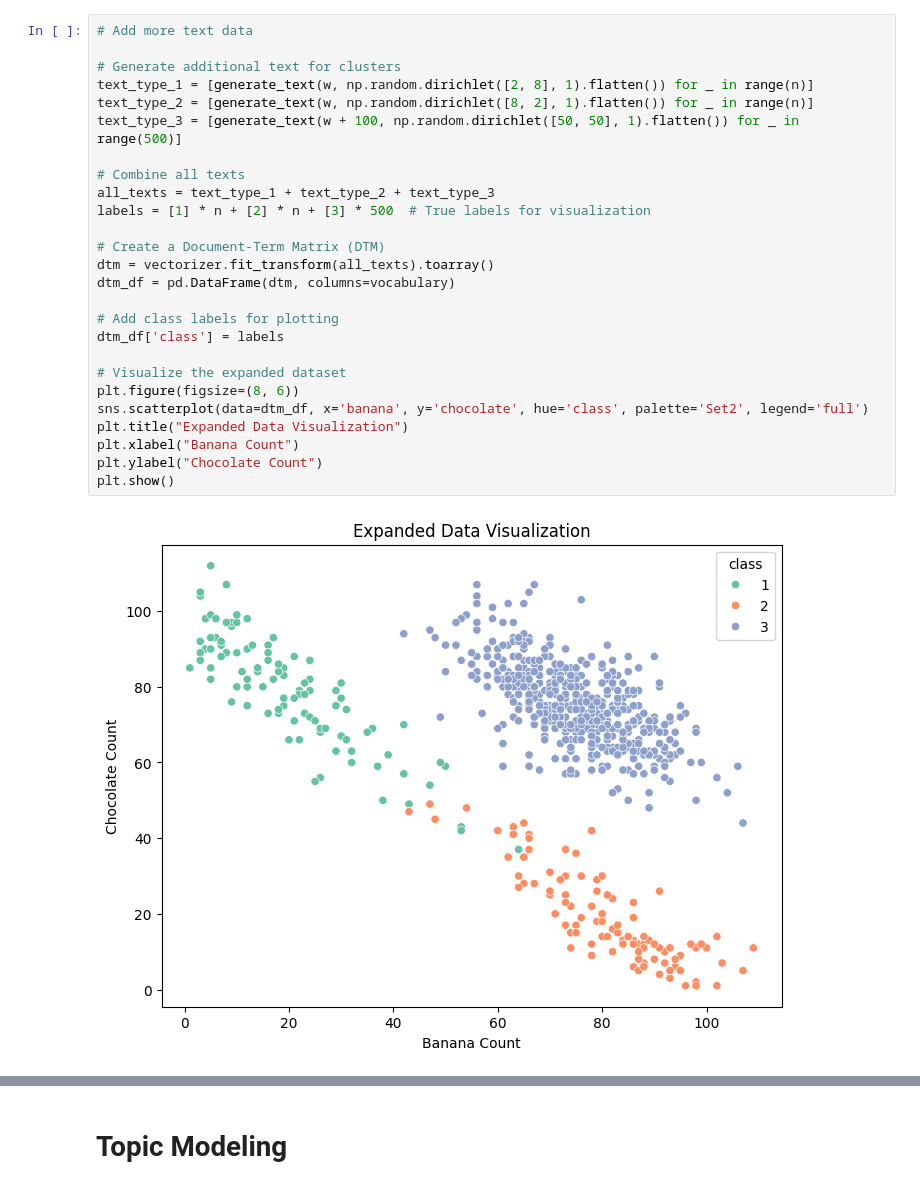
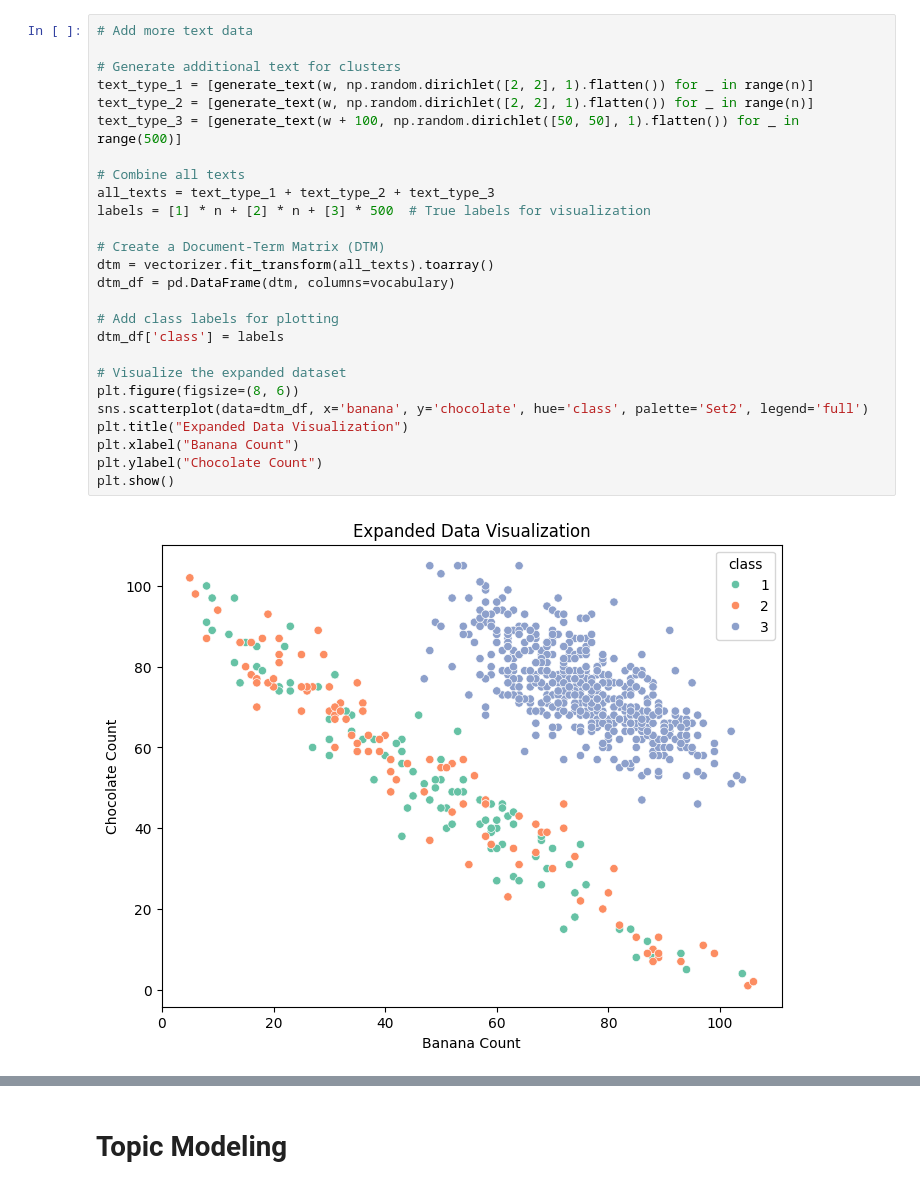
Before and after one commit to PeterTolochko/text-as-data-python, a Jupyter notebook: day_3/day_3_session_2.ipynb, the cells around one changed output, grey strips where cells are left out. Saved outputs shown, nothing was run; the diff lists cells and outputs as text.

```diff
--- a/day_3/day_3_session_2.ipynb
+++ b/day_3/day_3_session_2.ipynb
@@ -99,30 +118,30 @@ Centroids:
 # %%
 # Add more text data
 
 # Generate additional text for clusters
-text_type_1 = [generate_text(w, np.random.dirichlet([2, 8], 1).flatten()) for _ in range(n)]
-text_type_2 = [generate_text(w, np.random.dirichlet([8, 2], 1).flatten()) for _ in range(n)]
+text_type_1 = [generate_text(w, np.random.dirichlet([2, 2], 1).flatten()) for _ in range(n)]
+text_type_2 = [generate_text(w, np.random.dirichlet([2, 2], 1).flatten()) for _ in range(n)]
 text_type_3 = [generate_text(w + 100, np.random.dirichlet([50, 50], 1).flatten()) for _ in range(500)]
 
 # Combine all texts
 all_texts = text_type_1 + text_type_2 + text_type_3
 labels = [1] * n + [2] * n + [3] * 500  # True labels for visualization
 
 # Create a Document-Term Matrix (DTM)
 dtm = vectorizer.fit_transform(all_texts).toarray()
 dtm_df = pd.DataFrame(dtm, columns=vocabulary)
 
 # Add class labels for plotting
 dtm_df['class'] = labels
 
 # Visualize the expanded dataset
 plt.figure(figsize=(8, 6))
 sns.scatterplot(data=dtm_df, x='banana', y='chocolate', hue='class', palette='Set2', legend='full')
 plt.title("Expanded Data Visualization")
 plt.xlabel("Banana Count")
 plt.ylabel("Chocolate Count")
 plt.show()
 # %% [output]
-[figure, old version]
+[figure, new version]
 # %%
 # Perform K-Means clustering with 3 clusters
```
Also changed, not shown: parts of 11 cells of this notebook, 19 other files.
